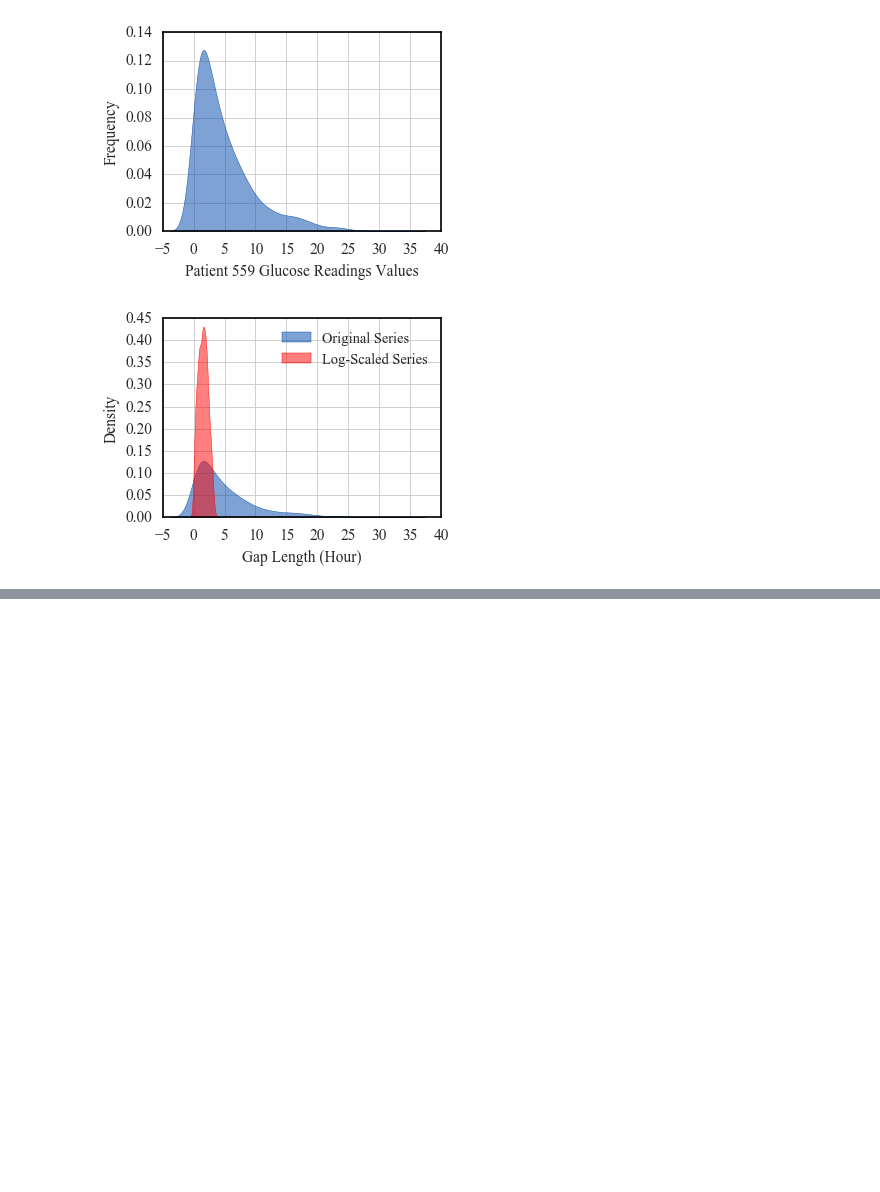
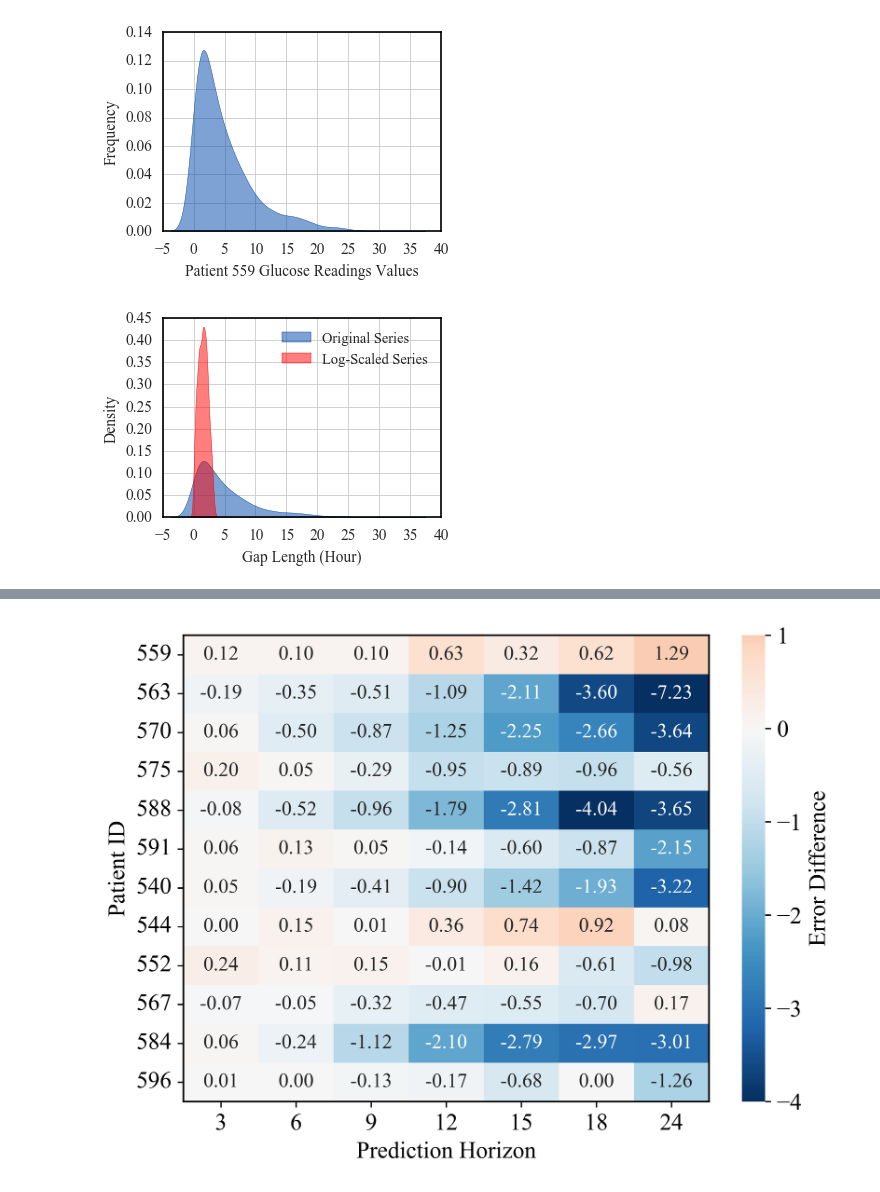
Before and after one commit to Menna-tullahh/Glucose-forecasting-using-multitasking, a Jupyter notebook: analysis.ipynb, the cells around one changed output, grey strips where cells are left out. Cells and saved outputs as stored; diff of their text form; code cells hidden in the pictures; blank space fills up the shorter version.

```diff
--- a/analysis.ipynb
+++ b/analysis.ipynb
@@ -325,0 +443,79 @@ plt.show()
+# %%
+
+# Apply style
+# plt.style.use("tableau-colorblind10")
+plt.style.use("default")
+
+# Set Times New Roman font and darker border
+plt.rcParams['font.family'] = 'Times New Roman'
+plt.rcParams['axes.edgecolor'] = 'black'
+plt.rcParams['axes.linewidth'] = 1
+plt.rcParams['axes.labelsize'] = 14     # Axis label font size
+plt.rcParams['xtick.labelsize'] = 14      # X-tick font size
+plt.rcParams['ytick.labelsize'] = 14      # Y-tick font size
+plt.rcParams['legend.fontsize'] = 14      # Y-tick font size
+# %%
+import matplotlib.patches as patches
+import seaborn as sns
+
+# Reinitialize data for all prediction horizons (differences between Personalized and Multi-tasking)
+horizons = ["3", "6", "9", "12", "15", "18", "24"]
+patients = ["559", "563", "570", "575", "588", "591", "540", "544", "552", "567", "584", "596"]
+
+# Personalized and Multi-tasking MAE for all horizons (reconstructed from provided data earlier)
+personalized_mae_all = [
+    [5.50, 10.25, 14.78, 18.92, 22.24, 25.22, 29.75],
+    [7.73, 13.37, 18.29, 22.60, 25.97, 28.65, 32.88],
+    [4.47, 7.79, 11.02, 13.66, 15.92, 17.80, 21.42],
+    [6.97, 12.46, 16.77, 20.71, 23.57, 26.76, 30.72],
+    [7.61, 13.90, 19.24, 23.37, 26.73, 29.27, 33.16],
+    [8.31, 14.77, 19.79, 23.79, 27.15, 29.85, 32.77],
+    [6.43, 12.72, 18.64, 23.37, 26.89, 29.52, 33.79],
+    [6.41, 11.91, 16.37, 20.85, 24.79, 28.24, 32.84],
+    [6.65, 12.81, 18.47, 22.85, 26.26, 28.28, 32.17],
+    [7.12, 13.89, 19.71, 24.69, 28.58, 31.62, 35.53],
+    [7.52, 13.13, 17.88, 21.95, 25.69, 28.93, 33.18],
+    [7.01, 12.33, 16.89, 20.92, 24.16, 27.96, 32.10]
+]
+
+
+multitasking_mae_all = [
+    [5.38, 10.15, 14.68, 18.29, 21.92 ,24.60, 28.46],
+    [7.92, 13.72, 18.80, 23.69, 28.08, 32.25, 40.11],
+    [4.41, 8.29, 11.89, 14.91, 18.17, 20.46, 25.06],
+    [6.77, 12.41, 17.06, 21.66, 24.46, 27.72, 31.28],
+    [7.69, 14.42, 20.20, 25.16, 29.54, 33.31, 36.81],
+    [8.25, 14.64, 19.74, 23.93, 27.75, 30.72, 34.92],
+    [6.38, 12.91, 19.05, 24.27, 28.31, 31.45, 37.01],
+    [6.41, 11.76, 16.36, 20.49, 24.05, 27.32, 32.76],
+    [6.41, 12.70, 18.32, 22.86, 26.10, 28.89, 33.15],
+    [7.19, 13.94, 20.03, 25.16, 29.13, 32.32, 35.36],
+    [7.46, 13.37, 19.00, 24.05, 28.48, 31.90, 36.19],
+    [7.00, 12.33, 17.02, 21.09, 24.84, 27.96, 33.36]
+]
+
+
+
+# Calculate differences between Personalized and Multi-tasking
+difference = np.array(personalized_mae_all) - np.array(multitasking_mae_all)
+
+# Create a heatmap with an outside border only
+plt.figure(figsize=(7, 5), dpi = 600)
+ax = sns.heatmap(difference, annot=True, fmt=".2f", cmap="RdBu_r", center=0,
+                 xticklabels=horizons, yticklabels=patients, cbar_kws={'label': 'Error Difference'}, vmin=-4, vmax=1,
+                     annot_kws={"fontsize": 12}  # Set the font size for cell annotations
+)
+
+for _, spine in ax.spines.items():
+    spine.set_visible(True)
+    spine.set_linewidth(1)
+    spine.set_color('black')
+ax.set_yticklabels(ax.get_yticklabels(), rotation=0)
+
+
+# plt.title("Difference Between Personalized and Multi-tasking MAE")
+plt.xlabel("Prediction Horizon")
+plt.ylabel("Patient ID")
+plt.show()
+# %% [output]
+[figure, added]
```
Also changed, not shown: parts of 8 cells of this notebook, 10 other files.
